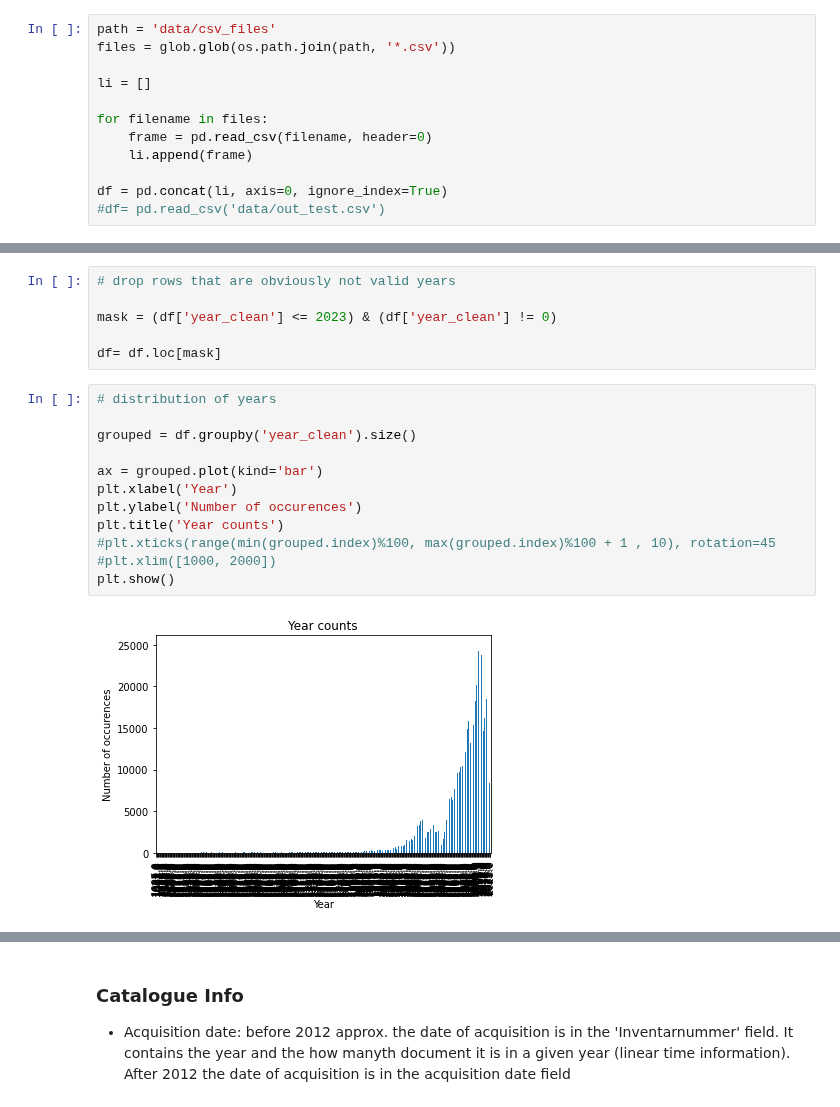
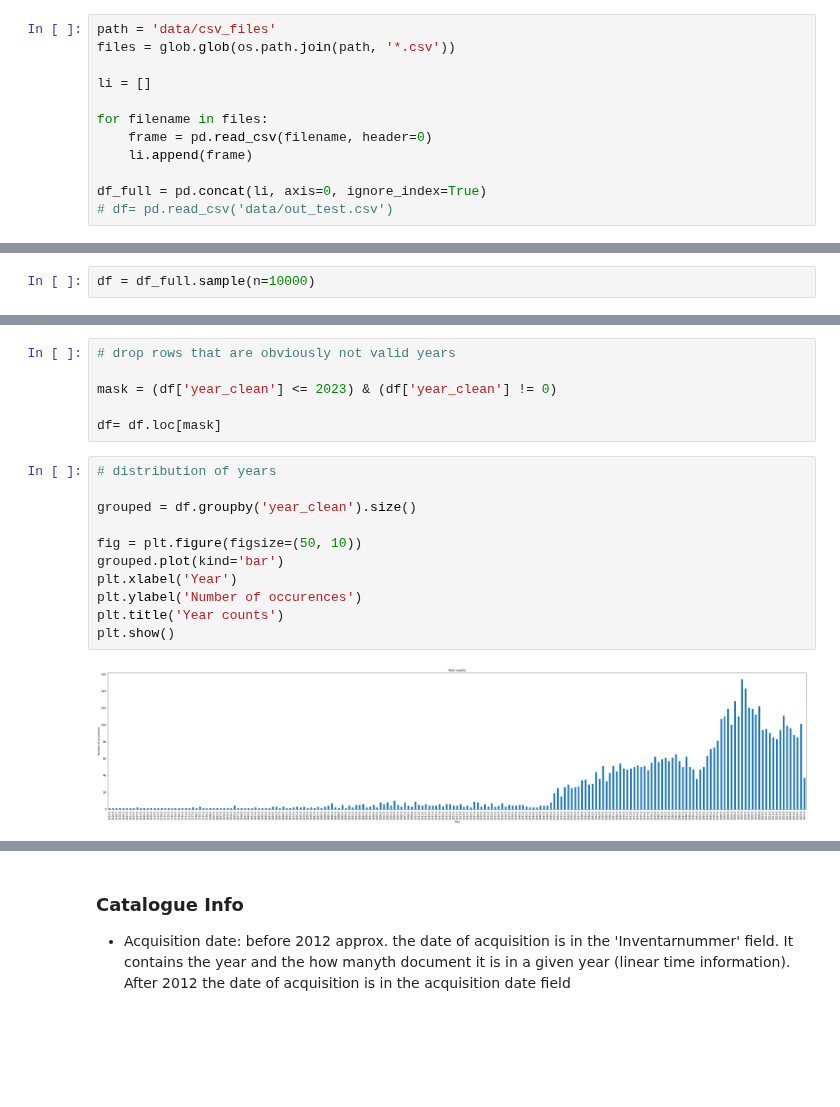
Before and after one commit to hanaCasey/BHVizData, a Jupyter notebook: exploration.ipynb, the cells around one changed output, grey strips where cells are left out. Drawn from its saved outputs; the diff is of its cells as text; blank space fills up the shorter version.

Commit message:
mapping no index

```diff
--- a/exploration.ipynb
+++ b/exploration.ipynb
@@ -17,6 +17,6 @@ for filename in files:
     frame = pd.read_csv(filename, header=0)
     li.append(frame)
 
-df = pd.concat(li, axis=0, ignore_index=True)
-#df= pd.read_csv('data/out_test.csv')
+df_full = pd.concat(li, axis=0, ignore_index=True)
+# df= pd.read_csv('data/out_test.csv')
 # %%
@@ -28,6 +28,8 @@ df.head()
 | 2 | BV000024767 | ger | Burckhardt, Jacob | Über das Studium der Geschichte | NaN | Jacob Burckhardt. Nach den Handsc... | München | Verlag C.H.Beck | 1982 | Ganz, Peter F.|Ziegler, Ernst | ... |
 | 3 | BV000025578 | ger | Herzog, Werner | Fitzcarraldo | NaN | Werner Herzog | München u.a. | Hanser | 1982 | NaN | ... |
 | 4 | BV000026429 | ita | Rotili, Mario | Filippo Raguzzini nel terzo cente... | NaN | NaN | Napoli | Soc. Ed. Napoletana | 1982 | Rauzzini, Filippo | ... |
+# %%
+df = df_full.sample(n=10000)
 # %% [markdown]
 # Data exploration and Cleaning
 # %% [markdown]
@@ -141,14 +142,13 @@ df= df.loc[mask]
 # %%
 # distribution of years
 
 grouped = df.groupby('year_clean').size()
 
-ax = grouped.plot(kind='bar')
+fig = plt.figure(figsize=(50, 10))
+grouped.plot(kind='bar')
 plt.xlabel('Year')
 plt.ylabel('Number of occurences')
 plt.title('Year counts')
-#plt.xticks(range(min(grouped.index)%100, max(grouped.index)%100 + 1 , 10), rotation=45
-#plt.xlim([1000, 2000])
 plt.show()
 # %% [output]
-[figure, old version]
+[figure, new version]
```
Also changed, not shown: parts of 30 cells of this notebook, 7 other files.
